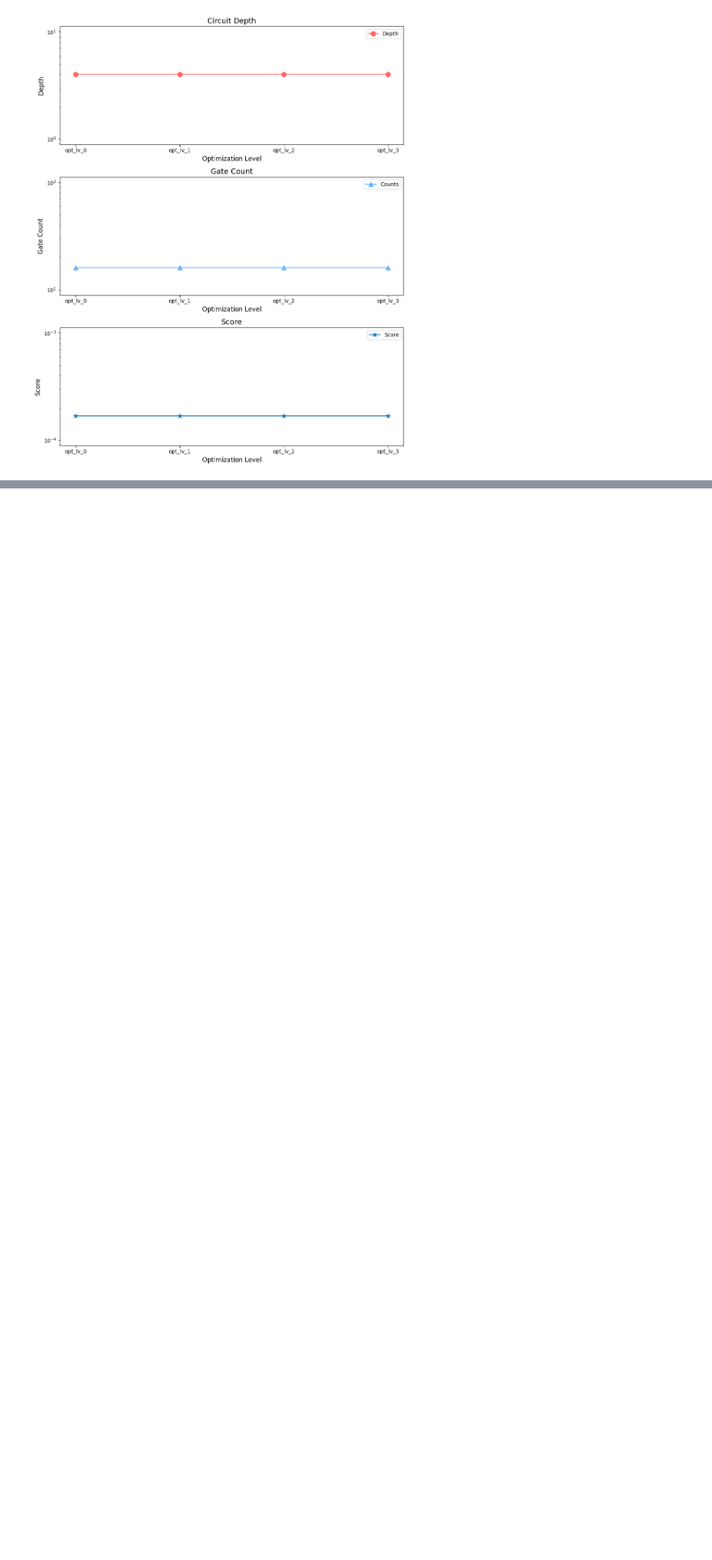
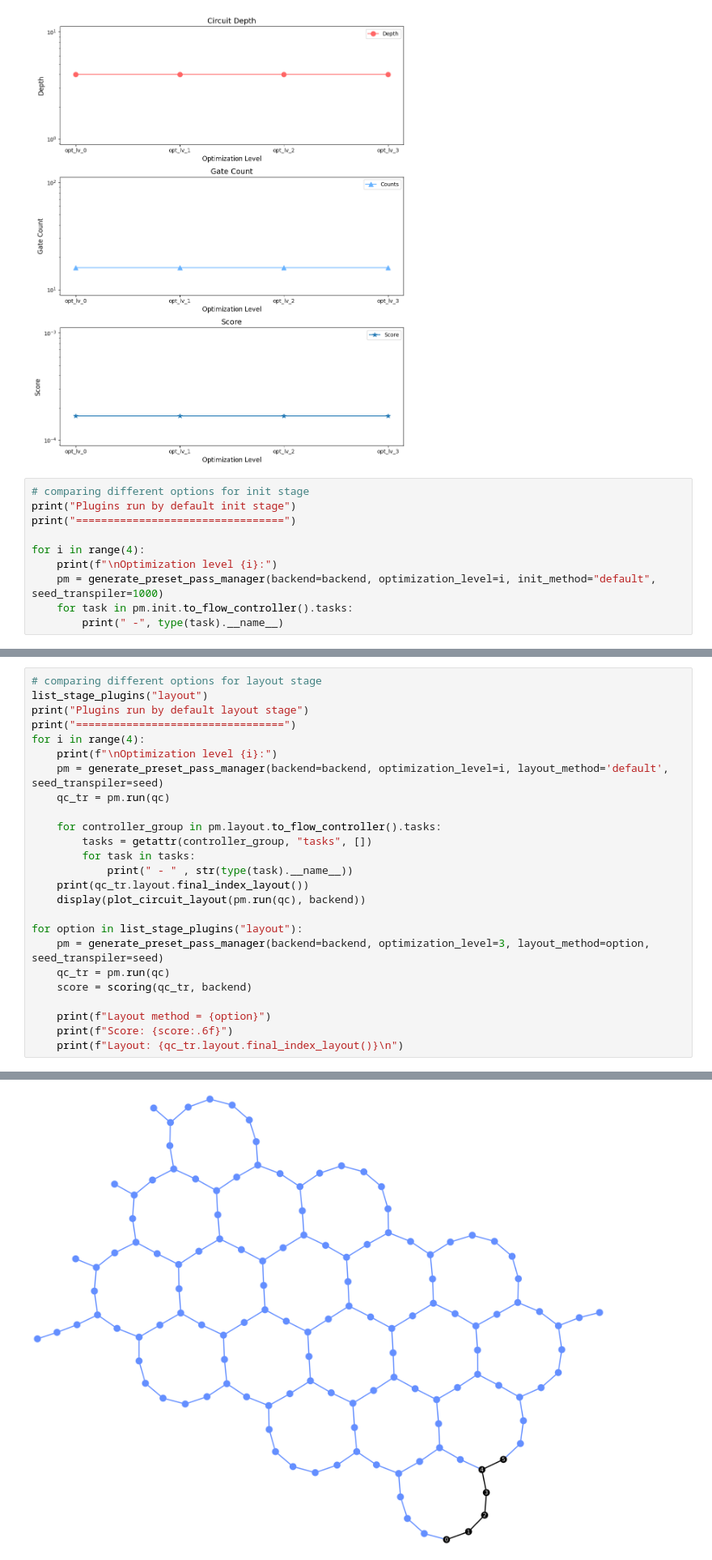
Before and after one commit to sagars2004/2024-IBM-Quantum-Challenge, a Jupyter notebook: ibm-quantum-challenge-2024-lab2.ipynb, the cells around one changed output, grey strips where cells are left out. Shown at 81% size. Cells and saved outputs as stored; diff of their text form; blank space fills up the shorter version.

Commit message:
Comparing preset pass manager stage options and optimization levels

```diff
--- a/ibm-quantum-challenge-2024-lab2.ipynb
+++ b/ibm-quantum-challenge-2024-lab2.ipynb
@@ -305,3 +305,13 @@ fig.tight_layout()
 plt.show()
 # %% [output]
 [figure]
+# %%
+# comparing different options for init stage
+print("Plugins run by default init stage")
+print("=================================")
+
+for i in range(4):
+    print(f"\nOptimization level {i}:")
+    pm = generate_preset_pass_manager(backend=backend, optimization_level=i, init_method="default", seed_transpiler=1000)
+    for task in pm.init.to_flow_controller().tasks:
+        print(" -", type(task).__name__)
@@ -307,0 +336,26 @@ plt.show()
+# %%
+# comparing different options for layout stage
+list_stage_plugins("layout")
+print("Plugins run by default layout stage")
+print("=================================")
+for i in range(4):
+    print(f"\nOptimization level {i}:")
+    pm = generate_preset_pass_manager(backend=backend, optimization_level=i, layout_method='default', seed_transpiler=seed)
+    qc_tr = pm.run(qc)
+
+    for controller_group in pm.layout.to_flow_controller().tasks:
+        tasks = getattr(controller_group, "tasks", [])
+        for task in tasks:
+            print(" - " , str(type(task).__name__))
+    print(qc_tr.layout.final_index_layout())
+    display(plot_circuit_layout(pm.run(qc), backend))
+
+for option in list_stage_plugins("layout"):
+    pm = generate_preset_pass_manager(backend=backend, optimization_level=3, layout_method=option, seed_transpiler=seed)
+    qc_tr = pm.run(qc)
+    score = scoring(qc_tr, backend)
+
+    print(f"Layout method = {option}")
+    print(f"Score: {score:.6f}")
+    print(f"Layout: {qc_tr.layout.final_index_layout()}\n")
+# %% [output]
@@ -307,0 +368 @@ plt.show()
+[figure, added]
```
Also changed, not shown: parts of 9 cells of this notebook.
